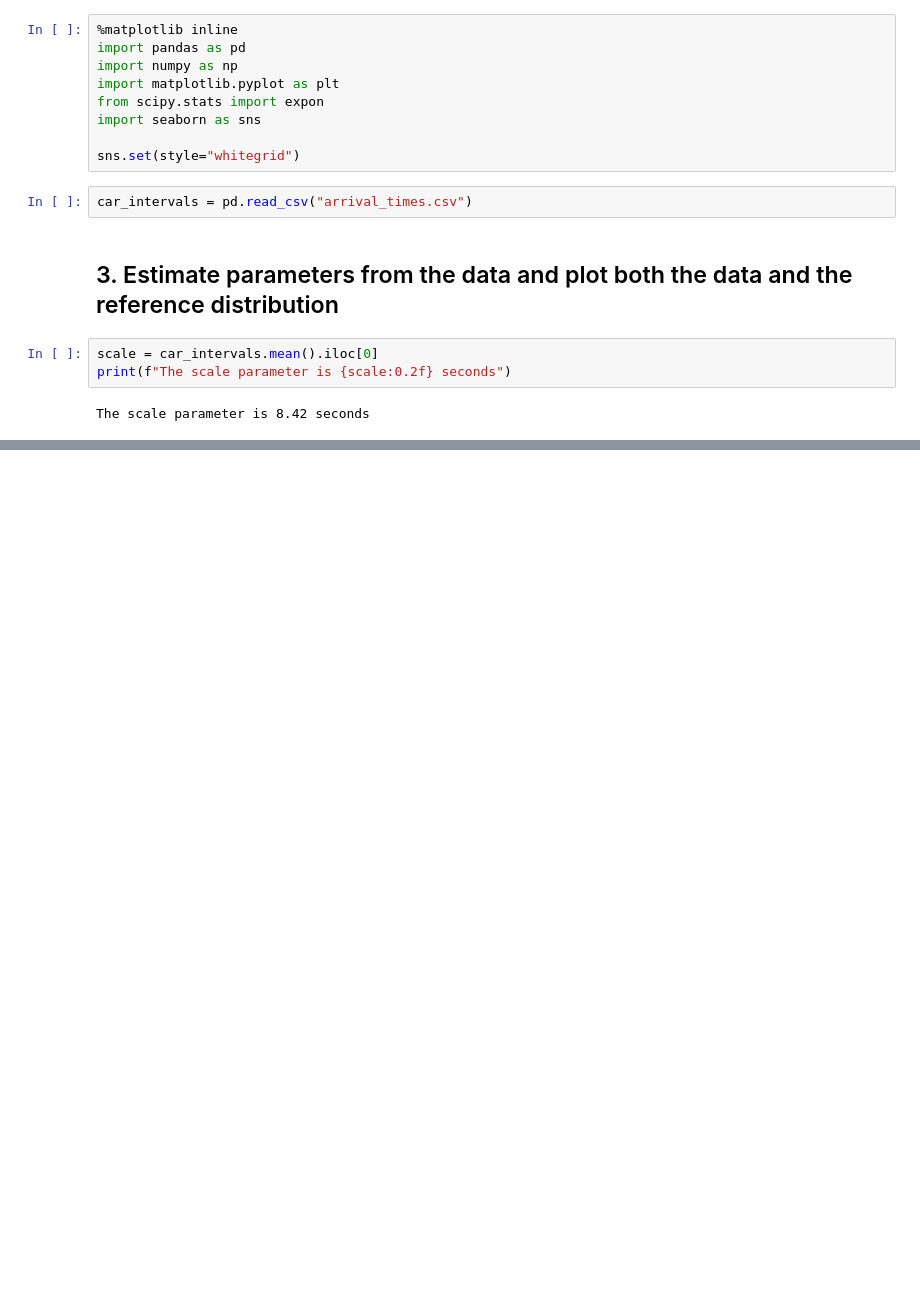
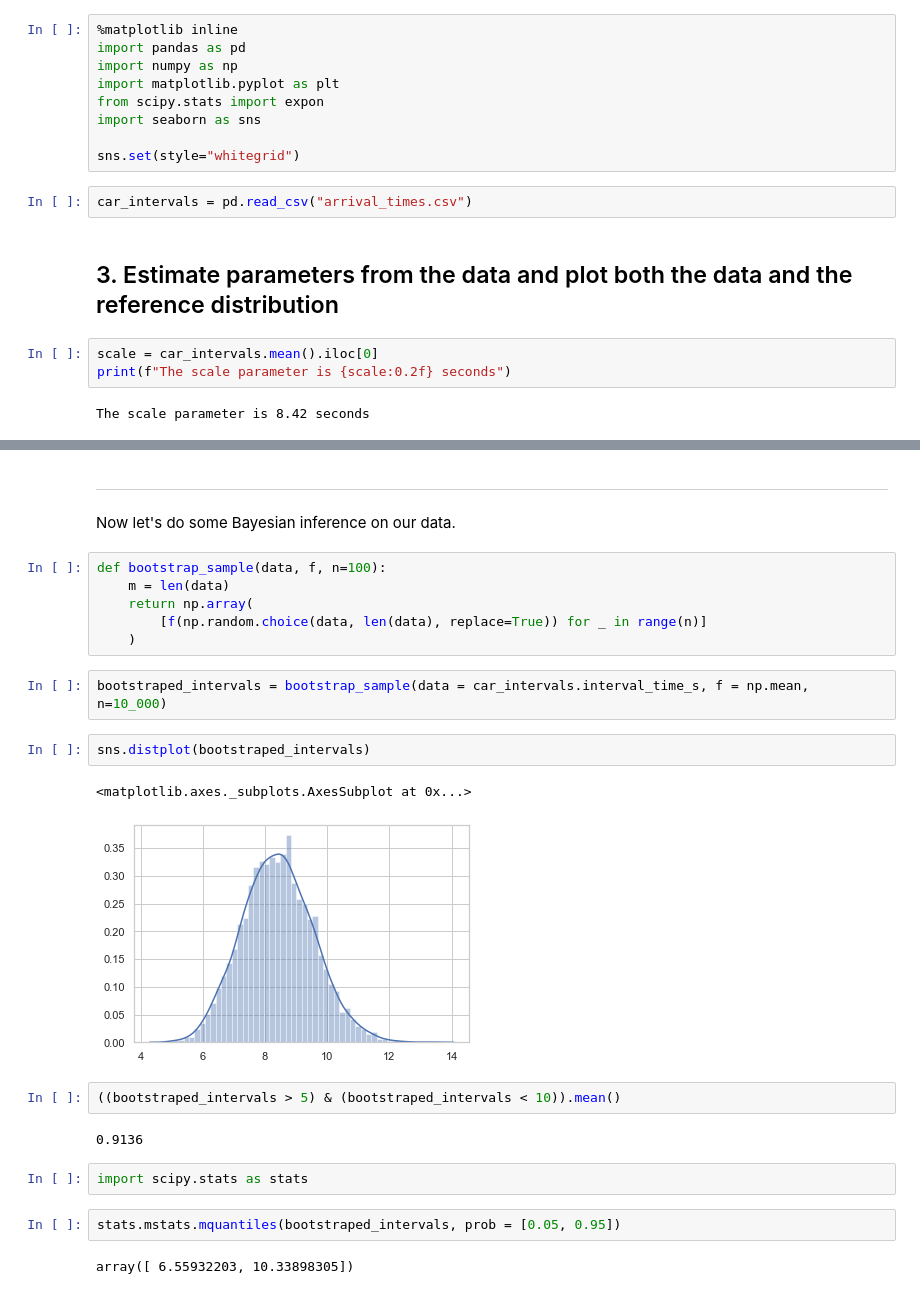
Before and after one commit to natemcintosh/en_685_648_data_science, a Jupyter notebook: 7_module/discussion/discussion.ipynb, the cells around one changed output, grey strips where cells are left out. Saved outputs shown, nothing was run; the diff lists cells and outputs as text; blank space fills up the shorter version.

```diff
--- a/7_module/discussion/discussion.ipynb
+++ b/7_module/discussion/discussion.ipynb
@@ -42,0 +86,26 @@ This plot of the empirical data and the overlaid PDF seem to match fairly well
+# %% [markdown]
+---
+Now let's do some Bayesian inference on our data.
+# %%
+def bootstrap_sample(data, f, n=100):
+    m = len(data)
+    return np.array(
+        [f(np.random.choice(data, len(data), replace=True)) for _ in range(n)]
+    )
+# %%
+bootstraped_intervals = bootstrap_sample(data = car_intervals.interval_time_s, f = np.mean, n=10_000)
+# %%
+sns.distplot(bootstraped_intervals)
+# %% [output]
+<matplotlib.axes._subplots.AxesSubplot at 0x...>
+[figure, added]
+# %%
+((bootstraped_intervals > 5) & (bootstraped_intervals < 10)).mean()
+# %% [output]
+0.9136
+# %%
+import scipy.stats as stats
+# %%
+stats.mstats.mquantiles(bootstraped_intervals, prob = [0.05, 0.95])
+# %% [output]
+array([ 6.55932203, 10.33898305])
```
Also changed, not shown: parts of 12 cells of this notebook, 3 other files.
